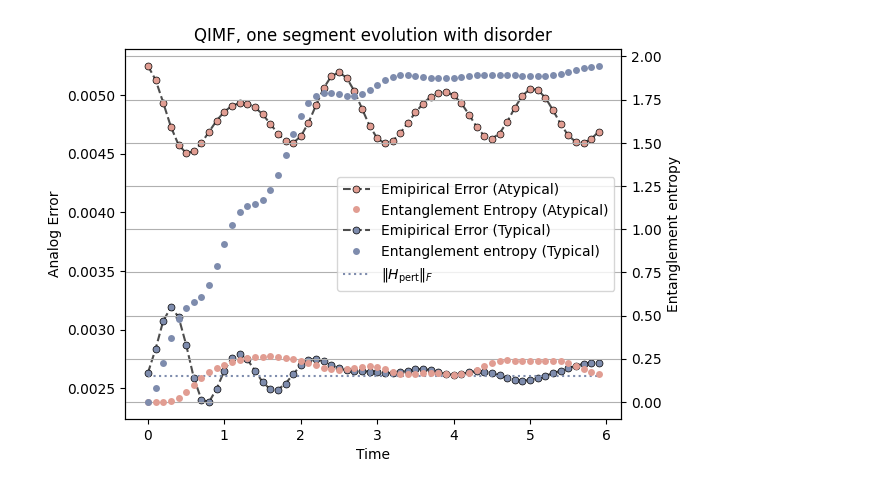
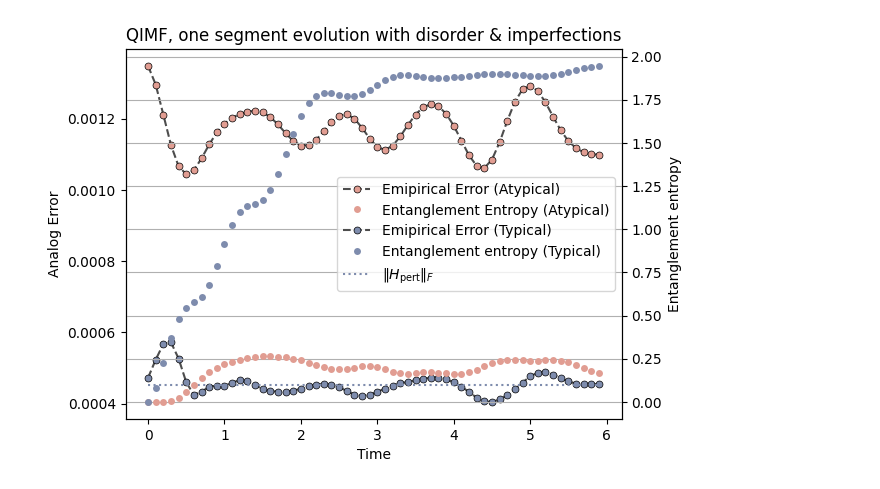
Before and after one commit to minidas/Entanglement-Induced-Resilience-of-Quantum-Dynamics, a Jupyter notebook: qitf_analog.ipynb, the cells around one changed output. Saved outputs shown, nothing was run; the diff lists cells and outputs as text; code cells hidden in the pictures.

```diff
--- a/qitf_analog.ipynb
+++ b/qitf_analog.ipynb
@@ -3,11 +3,11 @@ from qitf_model import *
 import numpy as np
 
 exact_model = QITFModel(hx=0.809,J=1)
-analog_model = analog_QITF(exact_model, delta=[(rand.normalvariate(0, 0.01)) for _ in range(10)],eta=0)
-# analog_model = analog_QITF(exact_model, delta=0,eta=0.01)
+analog_model = analog_QITF(exact_model, delta=[(rand.normalvariate(0, 0.001)) for _ in range(10)],eta=0.001)
+# analog_model = analog_QITF(exact_model, delta=0,eta=0.001)
 import pickle
 
-with open('./data/analog_model[d].pkl', 'wb') as f:
+with open('./data/analog_model[di].pkl', 'wb') as f:
     pickle.dump(analog_model, f)
 
 # with open('./data/analog_model[d].pkl', 'rb') as f:
@@ -110,33 +110,33 @@ entropy_list=entropy_data(initial_state, analog_model, k=2)
 p12=ax2.plot(time[:-1], entropy_list[:-1], label='Entanglement Entropy (Atypical)',marker='o', markersize=5, mfc='#E19D92', linewidth=0,markeredgewidth=0)
 
 
 # initial_state = haar_random_state(N)  # Generate a random state
 initial_state = Statevector.from_label('0'*N).data  # Typical case state
 state_distance = []
 exact_state = initial_state
 analog_state = initial_state
 for i in range(num_steps):
     analog_state = analog_model.U0 @ exact_state
     exact_state = analog_model.exact_model.U0 @ exact_state
     state_distance.append(np.linalg.norm(exact_state - analog_state))
 p21=ax1.plot(time[:-1], state_distance, color='0.3', marker='o', markersize=5, mfc='#7E8CAD', mec='k', linestyle='dashed', markeredgewidth=0.5,label='Emipirical Error (Typical)')
 
 entropy_list=entropy_data(initial_state, analog_model, k=2)
 p22=ax2.plot(time[:-1], entropy_list[:-1],label='Entanglement entropy (Typical)',marker='o', markersize=5, mfc='#7E8CAD', linewidth=0,markeredgewidth=0)
 
 
 p13=ax1.plot(time[:-1], [V_fro*time_step]*num_steps, color="#7E8CAD", linestyle='dotted', label=r'$\|H_{\text{pert}}\|_{F}$')
 # plt.plot(time[:-1], [V_spec*time_step]*num_steps, color='#A4E048', linestyle='dashed', label=r'$\delta t\lambda\|V\|_{\infty}$')
 ax1.set_xlabel('Time')
 ax1.set_ylabel('Analog Error')
 ax2.set_ylabel('Entanglement entropy')
 
 lns=p11+p12+p21+p22+p13
 labs=[l.get_label() for l in lns]
-plt.title('QIMF, one segment evolution with disorder')
+plt.title('QIMF, one segment evolution with disorder & imperfections')
 plt.legend(lns,labs,loc=0)
 plt.grid()
-plt.savefig('./Figures/one_segment[d].pdf', bbox_inches='tight',dpi=600)
+plt.savefig('./Figures/one_segment[di].pdf', bbox_inches='tight',dpi=600)
 plt.show()
 # %% [output]
-[figure, old version]
+[figure, new version]
```
Also changed, not shown: parts of 1 cell of this notebook, 17 other files.
